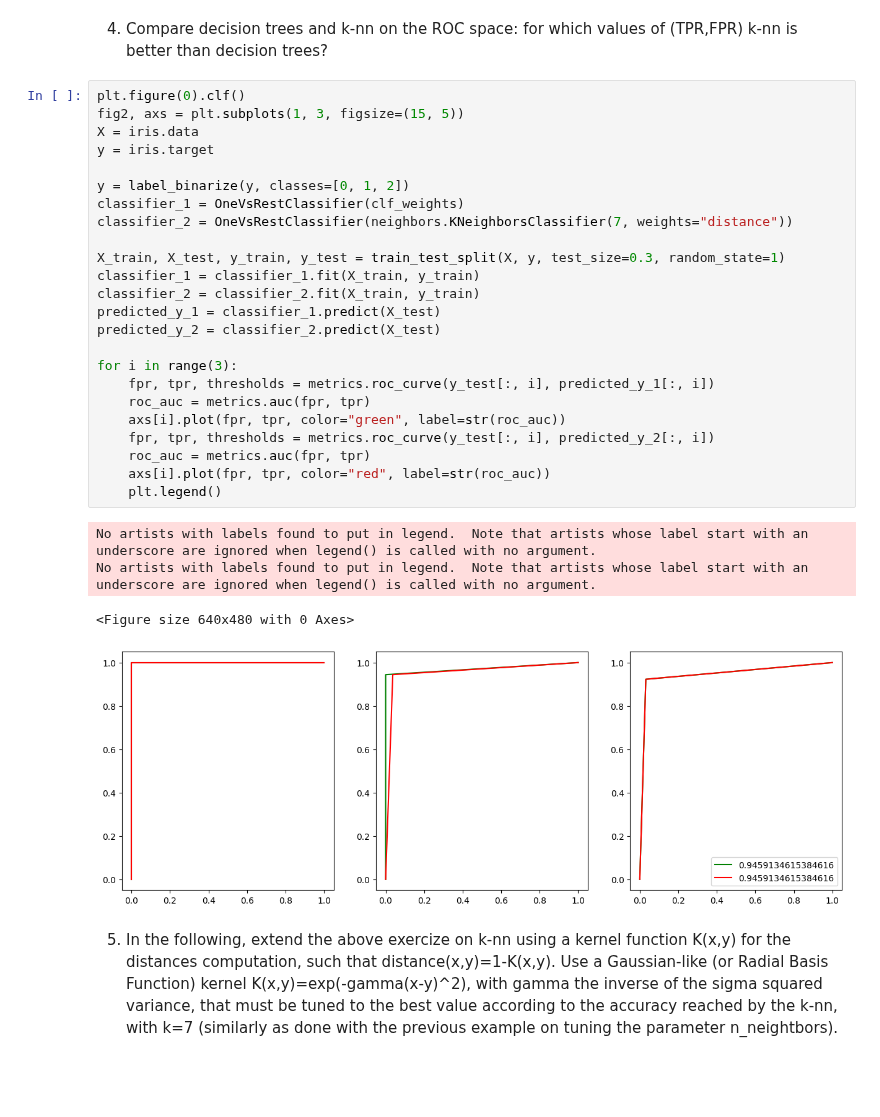
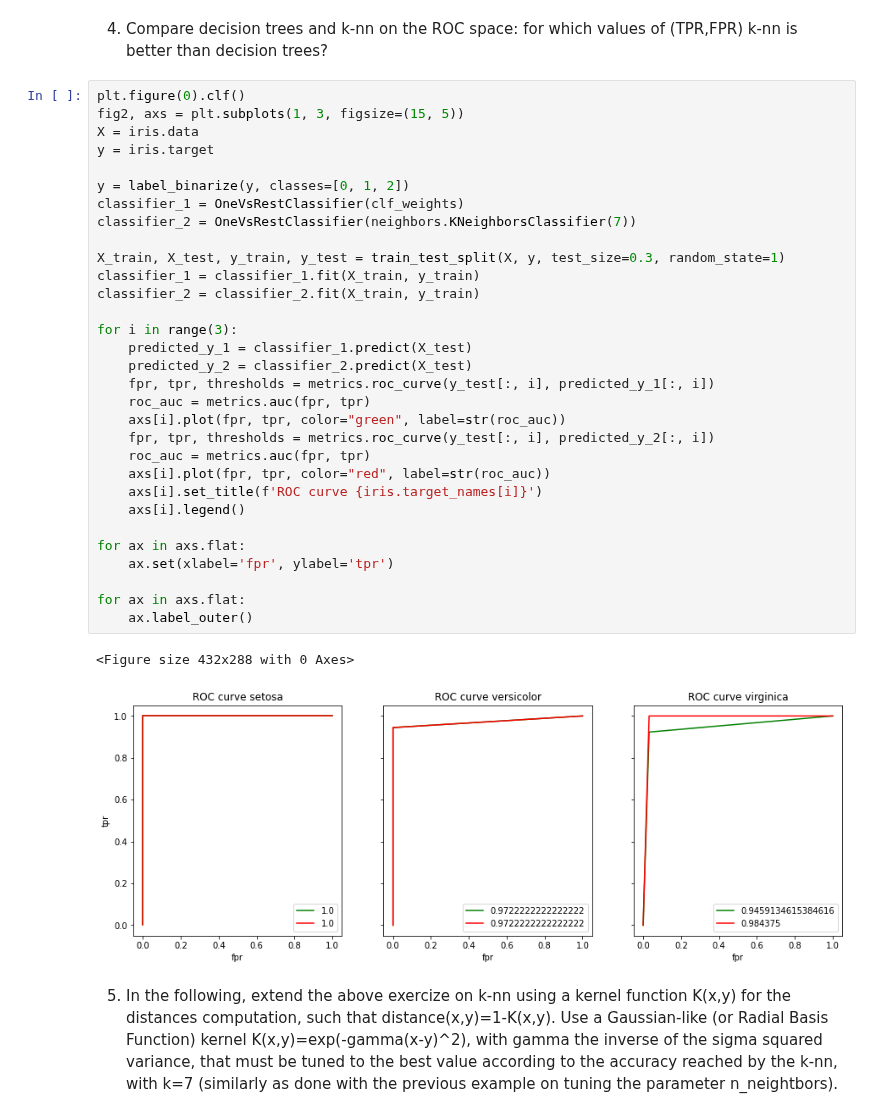
Before and after one commit to Fazzaa/ml_lab, a Jupyter notebook: knn/classification_iris_knn_aa_21_22.ipynb, the cells around one changed output. Saved outputs shown, nothing was run; the diff lists cells and outputs as text; blank space fills up the shorter version.

Commit message:
modified plots

```diff
--- a/knn/classification_iris_knn_aa_21_22.ipynb
+++ b/knn/classification_iris_knn_aa_21_22.ipynb
@@ -410,32 +410,37 @@ for i in range(3):
 # %%
 plt.figure(0).clf()
 fig2, axs = plt.subplots(1, 3, figsize=(15, 5))
 X = iris.data
 y = iris.target
 
 y = label_binarize(y, classes=[0, 1, 2])
 classifier_1 = OneVsRestClassifier(clf_weights)
-classifier_2 = OneVsRestClassifier(neighbors.KNeighborsClassifier(7, weights="distance"))
+classifier_2 = OneVsRestClassifier(neighbors.KNeighborsClassifier(7))
 
 X_train, X_test, y_train, y_test = train_test_split(X, y, test_size=0.3, random_state=1)
 classifier_1 = classifier_1.fit(X_train, y_train)
 classifier_2 = classifier_2.fit(X_train, y_train)
-predicted_y_1 = classifier_1.predict(X_test)
-predicted_y_2 = classifier_2.predict(X_test)
 
 for i in range(3):
+    predicted_y_1 = classifier_1.predict(X_test)
+    predicted_y_2 = classifier_2.predict(X_test)
     fpr, tpr, thresholds = metrics.roc_curve(y_test[:, i], predicted_y_1[:, i])
     roc_auc = metrics.auc(fpr, tpr)
     axs[i].plot(fpr, tpr, color="green", label=str(roc_auc))
     fpr, tpr, thresholds = metrics.roc_curve(y_test[:, i], predicted_y_2[:, i])
     roc_auc = metrics.auc(fpr, tpr)
     axs[i].plot(fpr, tpr, color="red", label=str(roc_auc))
-    plt.legend()
+    axs[i].set_title(f'ROC curve {iris.target_names[i]}')
+    axs[i].legend()
+
+for ax in axs.flat:
+    ax.set(xlabel='fpr', ylabel='tpr')
+
+for ax in axs.flat:
+    ax.label_outer()
 # %% [output]
-No artists with labels found to put in legend.  Note that artists whose label start with an underscore are ignored when legend() is called with no argument.
-No artists with labels found to put in legend.  Note that artists whose label start with an underscore are ignored when legend() is called with no argument.
+<Figure size 432x288 with 0 Axes>
-<Figure size 640x480 with 0 Axes>
-[figure, old version]
+[figure, new version]
 # %% [markdown]
 5. In the following, extend the above exercize on k-nn using a kernel function  K(x,y) for the distances computation, such that distance(x,y)=1-K(x,y).    Use a Gaussian-like (or Radial Basis Function) kernel K(x,y)=exp(-gamma(x-y)^2), with gamma the inverse of the sigma squared variance, that must be tuned to the best value according to the accuracy reached by the k-nn, with k=7 (similarly as done with the previous example on tuning the parameter n_neightbors).
 # %%
```
